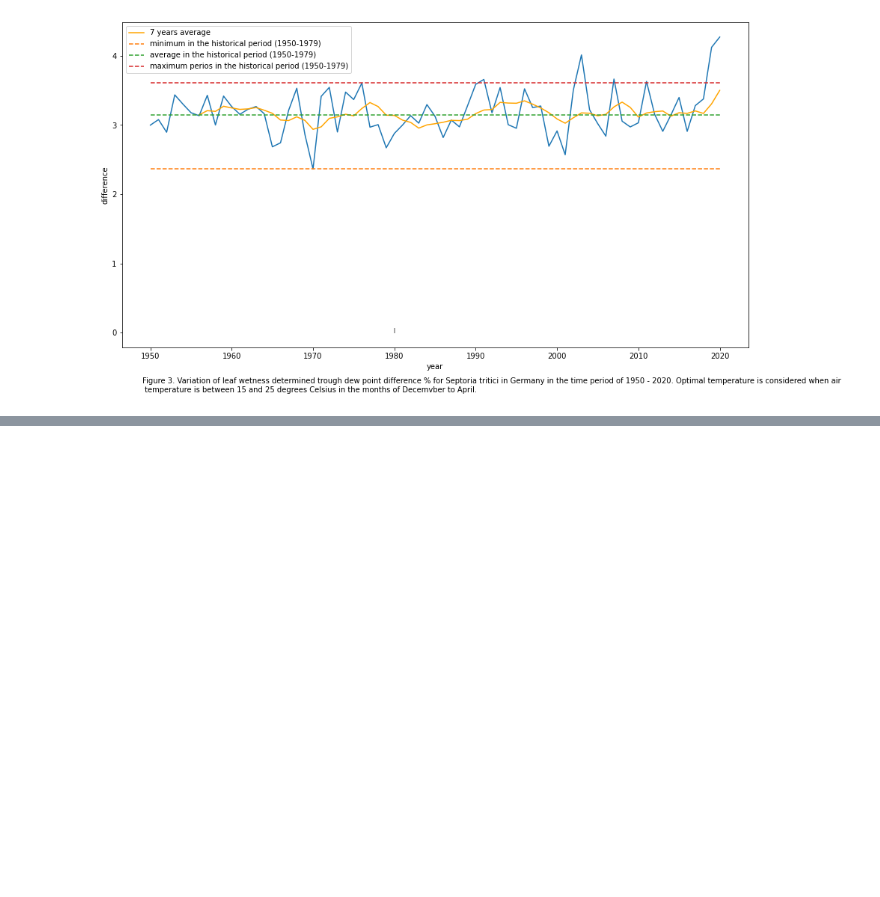
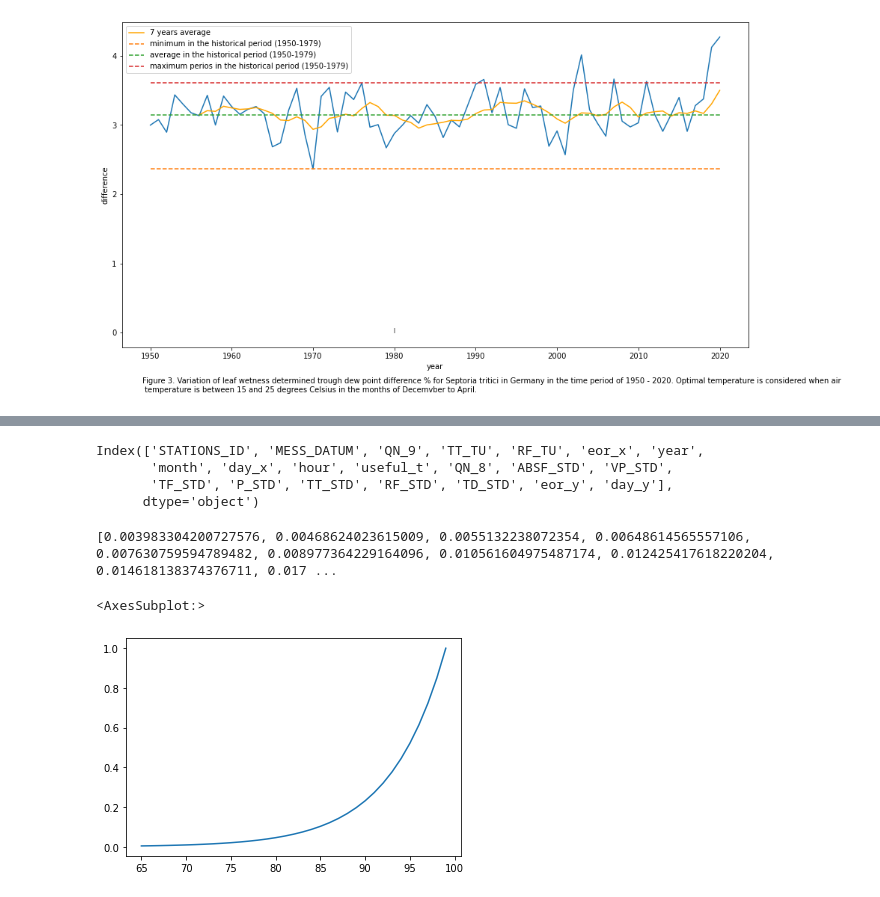
Before and after one commit to serbanradulescu/master_thesis, a Jupyter notebook: project.ipynb, the cells around one changed output, grey strips where cells are left out. Drawn from its saved outputs; the diff is of its cells as text; code cells hidden in the pictures; blank space fills up the shorter version.

```diff
--- a/project.ipynb
+++ b/project.ipynb
@@ -290,0 +261,34 @@ df_dpd = df4.copy()
+# %%
+print(df_merged.columns)
+# %% [output]
+Index(['STATIONS_ID', 'MESS_DATUM', 'QN_9', 'TT_TU', 'RF_TU', 'eor_x', 'year',
+       'month', 'day_x', 'hour', 'useful_t', 'QN_8', 'ABSF_STD', 'VP_STD',
+       'TF_STD', 'P_STD', 'TT_STD', 'RF_STD', 'TD_STD', 'eor_y', 'day_y'],
+      dtype='object')
+# %%
+def equation_fusarium(t:float):
+    tmin = 5
+    tmax = 30
+    if(t<=tmin):
+        return 0
+    if(t >= tmax):
+        return 0
+    b,c= 17.2, 10.5
+    teq = (t-tmin)/(tmax-tmin)
+    y = (teq**b) * ((1-teq)**c)
+    return y * 98294267.23029275 / 1.0218637974743057
+
+#𝑌=𝑐**(100−RH)/(1+𝑒 ** (𝑎−𝑏×𝑡))
+
+def equation_fusarium_rh(rh:float) -> float:
+    #a = 1
+    #b = 2
+    c = 0.850
+    y = c ** (100-rh)
+    return y * 1/0.85
+
+degr =[equation_fusarium_rh(i) for i in range(65,100)]
+# %% [output]
+[0.003983304200727576, 0.00468624023615009, 0.0055132238072354, 0.00648614565557106, 0.007630759594789482, 0.008977364229164096, 0.010561604975487174, 0.012425417618220204, 0.014618138374376711, 0.017 ...
+<AxesSubplot:>
+[figure, added]
```
Also changed, not shown: parts of 11 cells of this notebook.
